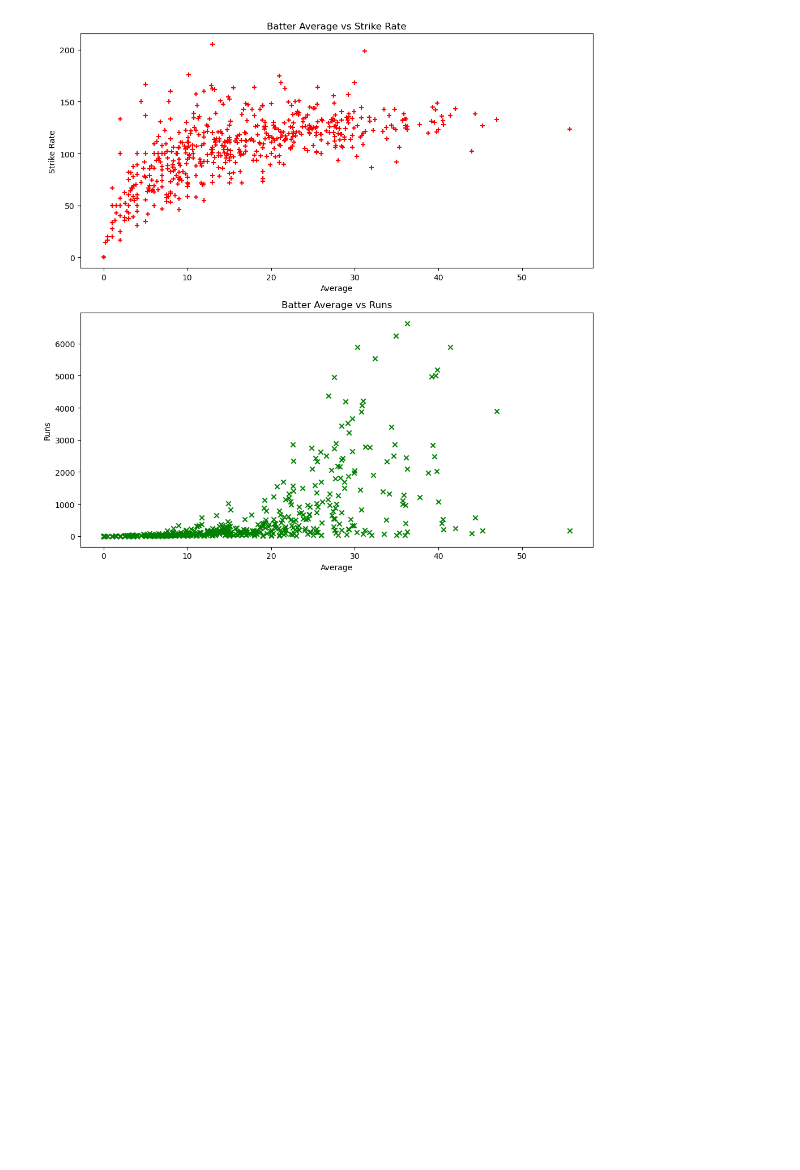
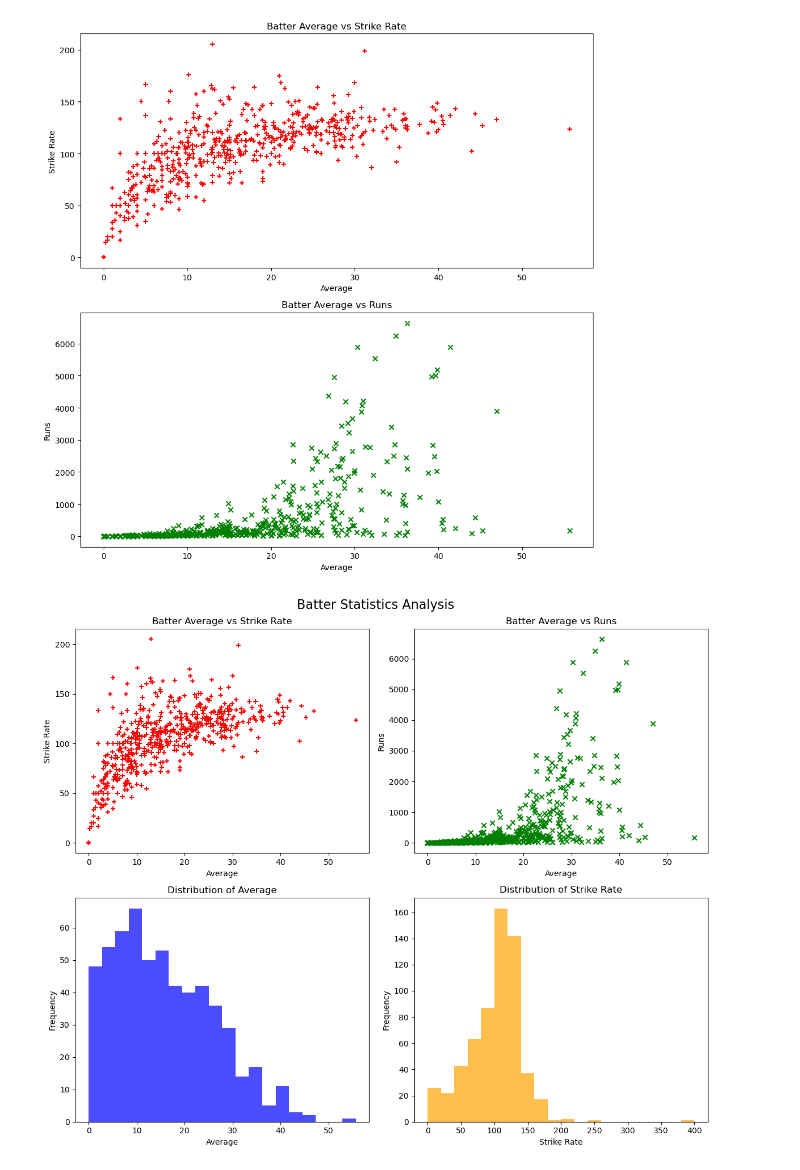
Before and after one commit to moyen-ahmed/pythone-Ml-Basic, a Jupyter notebook: Matplotlib/matploilib_advance.ipynb, the cells around one changed output. Cells and saved outputs as stored; diff of their text form; code cells hidden in the pictures; blank space fills up the shorter version.

```diff
--- a/Matplotlib/matploilib_advance.ipynb
+++ b/Matplotlib/matploilib_advance.ipynb
@@ -165,3 +165,26 @@ plt.tight_layout()
 plt.show()
 # %% [output]
 [figure]
+# %%
+fig, ax = plt.subplots(nrows=2, ncols=2, figsize=(12, 10))
+ax[0,0].scatter(batters['avg'], batters['strike_rate'], color='red', marker='+')
+ax[0,0].set_title('Batter Average vs Strike Rate')
+ax[0,0].set_xlabel('Average')
+ax[0,0].set_ylabel('Strike Rate')
+ax[0,1].scatter(batters['avg'], batters['runs'], color='green', marker='x')
+ax[0,1].set_title('Batter Average vs Runs')
+ax[0,1].set_xlabel('Average')
+ax[0,1].set_ylabel('Runs')
+ax[1,0].hist(batters['avg'], bins=20, color='blue', alpha=0.7)
+ax[1,0].set_title('Distribution of Average')
+ax[1,0].set_xlabel('Average')
+ax[1,0].set_ylabel('Frequency')
+ax[1,1].hist(batters['strike_rate'], bins=20, color='orange', alpha=0.7)
+ax[1,1].set_title('Distribution of Strike Rate')
+ax[1,1].set_xlabel('Strike Rate')
+ax[1,1].set_ylabel('Frequency')
+plt.suptitle('Batter Statistics Analysis', fontsize=16)
+plt.tight_layout()
+plt.show()
+# %% [output]
+[figure, added]
```
Also changed, not shown: parts of 3 cells of this notebook.
